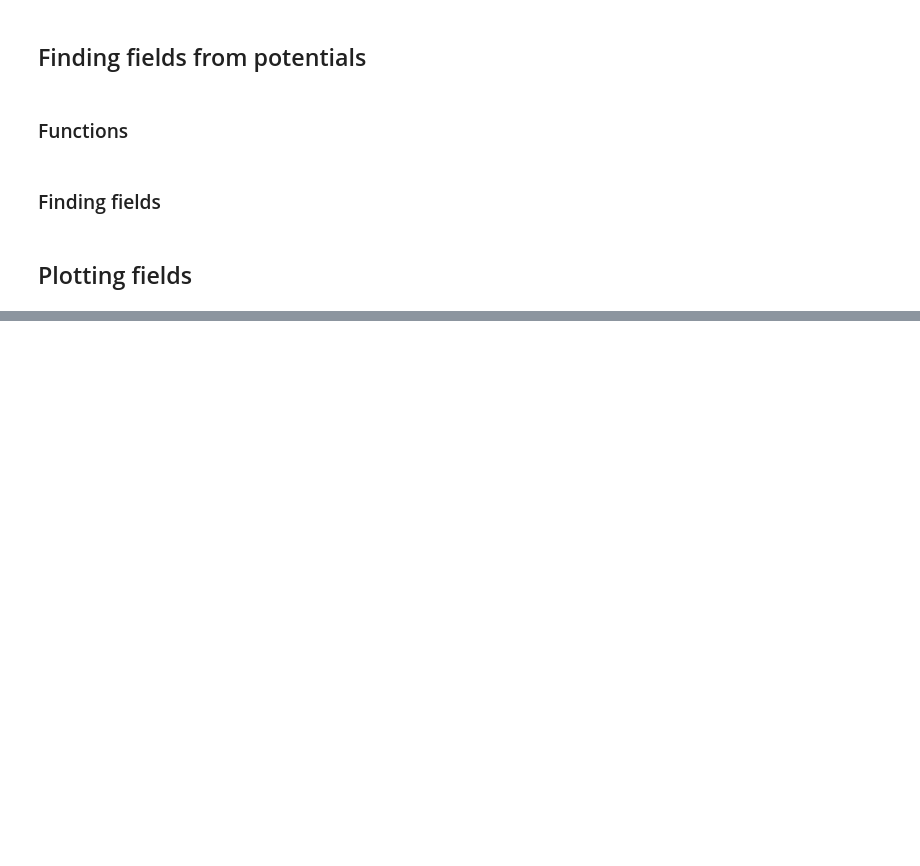
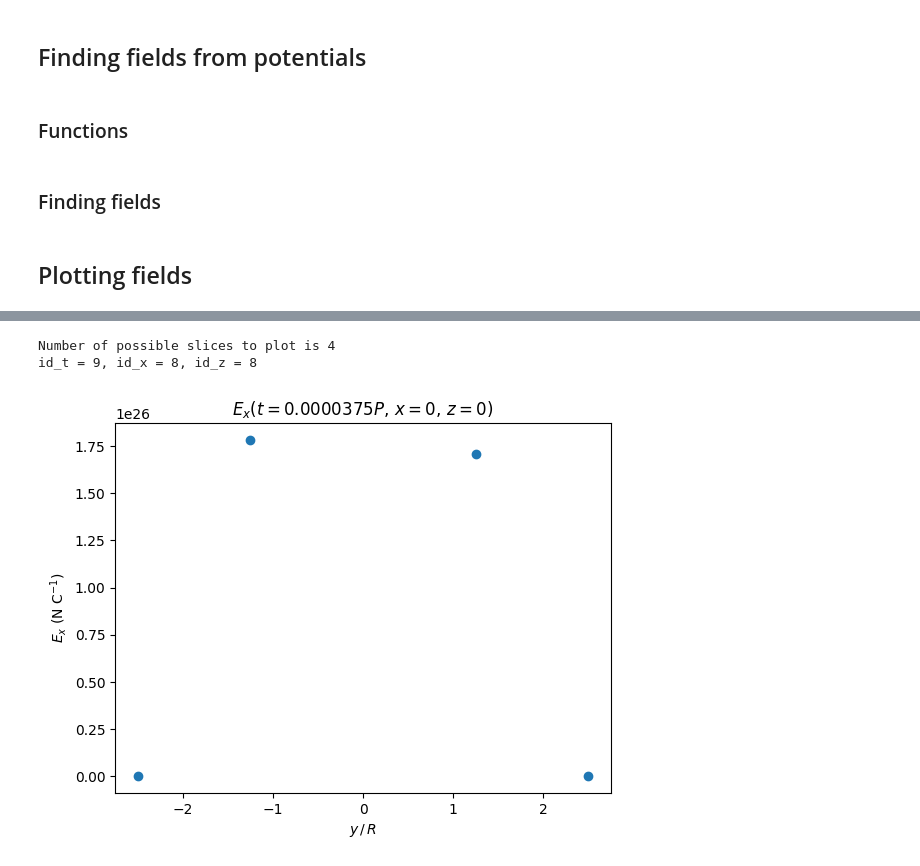
Before and after one commit to ryankrismer/EM_field_solver, a Jupyter notebook: EM_field_solver.ipynb, the cells around one changed output, grey strips where cells are left out. Saved outputs shown, nothing was run; the diff lists cells and outputs as text; code cells hidden in the pictures; blank space fills up the shorter version.

```diff
--- a/EM_field_solver.ipynb
+++ b/EM_field_solver.ipynb
@@ -787,0 +983,6 @@ id_x = 8, id_y = 9, id_z = 8
+# %%
+plot_field("E_x", "y")
+# %% [output]
+Number of possible slices to plot is 4
+id_t = 9, id_x = 8, id_z = 8
+[figure, added]
```
Also changed, not shown: parts of 33 cells of this notebook.
